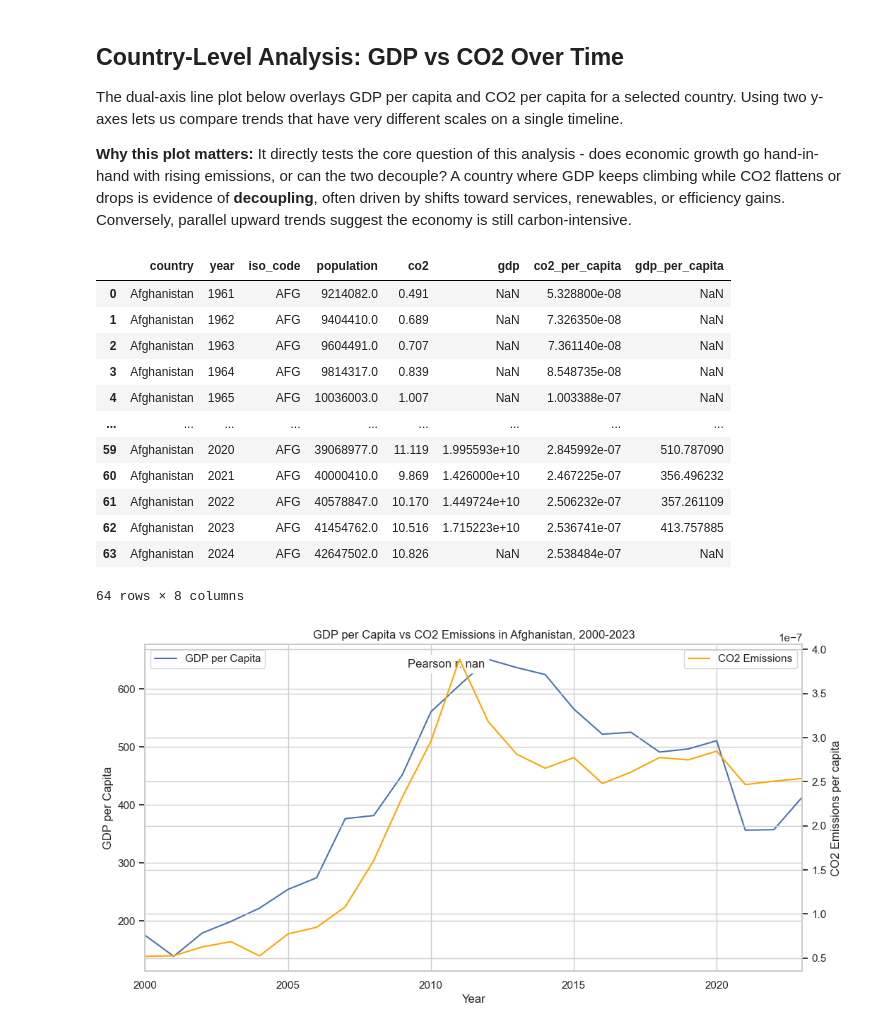
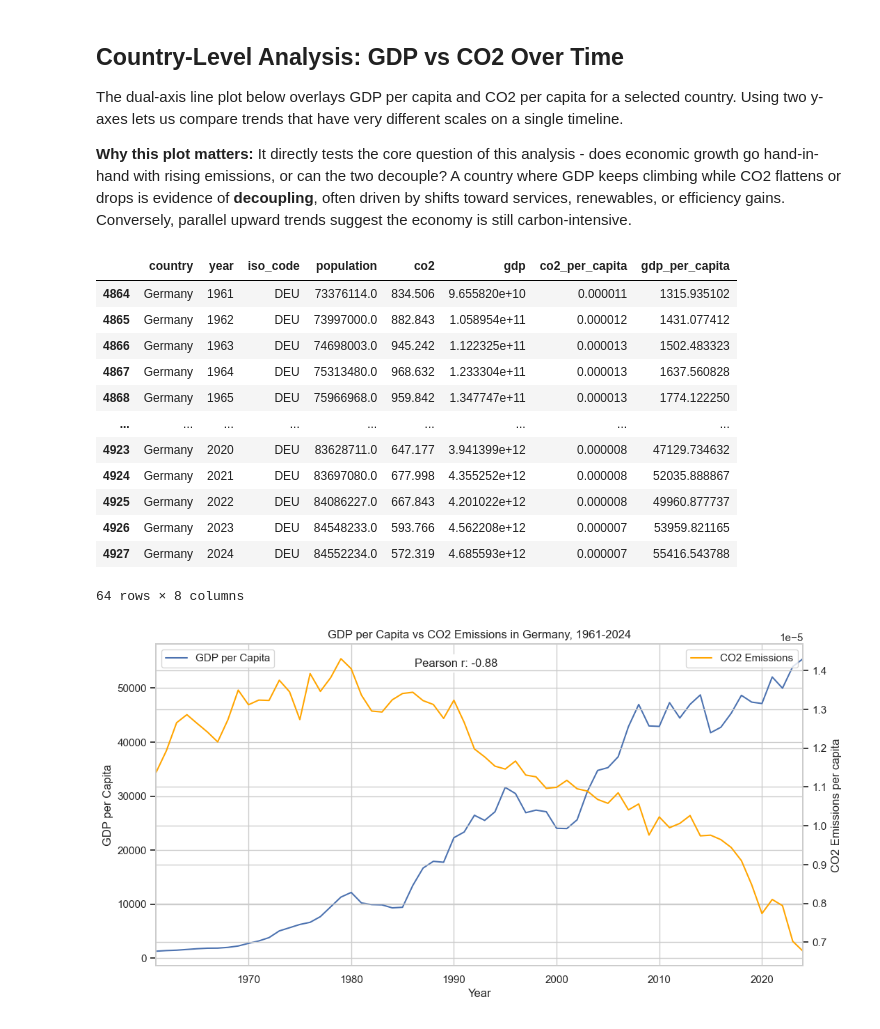
Before and after one commit to fabianfrank-dev/carbon_analysis, a Jupyter notebook: processor.ipynb, the cells around one changed output. Drawn from its saved outputs; the diff is of its cells as text; code cells hidden in the pictures.

```diff
--- a/processor.ipynb
+++ b/processor.ipynb
@@ -146,7 +155,7 @@ The dual-axis line plot below overlays GDP per capita and CO2 per capita for a s
 **Why this plot matters:** It directly tests the core question of this analysis - does economic growth go hand-in-hand with rising emissions, or can the two decouple? A country where GDP keeps climbing while CO2 flattens or drops is evidence of **decoupling**, often driven by shifts toward services, renewables, or efficiency gains. Conversely, parallel upward trends suggest the economy is still carbon-intensive.
 # %%
 # random choice of countries to be compares
-country = 'Afghanistan'
+country = 'Germany'
 my_selection = [country]
 
 # create a dataframe just for those countries
@@ -155,17 +164,17 @@ df_selected = merged_df[merged_df['country'].isin(my_selection)]
 df_selected
 # %% [output]
 |  | country | year | iso_code | population | co2 | gdp | co2_per_capita | gdp_per_capita |
-| 0 | Afghanistan | 1961 | AFG | 9214082.0 | 0.491 | NaN | 5.328800e-08 | NaN |
-| 1 | Afghanistan | 1962 | AFG | 9404410.0 | 0.689 | NaN | 7.326350e-08 | NaN |
-| 2 | Afghanistan | 1963 | AFG | 9604491.0 | 0.707 | NaN | 7.361140e-08 | NaN |
-| 3 | Afghanistan | 1964 | AFG | 9814317.0 | 0.839 | NaN | 8.548735e-08 | NaN |
-| 4 | Afghanistan | 1965 | AFG | 10036003.0 | 1.007 | NaN | 1.003388e-07 | NaN |
+| 4864 | Germany | 1961 | DEU | 73376114.0 | 834.506 | 9.655820e+10 | 0.000011 | 1315.935102 |
+| 4865 | Germany | 1962 | DEU | 73997000.0 | 882.843 | 1.058954e+11 | 0.000012 | 1431.077412 |
+| 4866 | Germany | 1963 | DEU | 74698003.0 | 945.242 | 1.122325e+11 | 0.000013 | 1502.483323 |
+| 4867 | Germany | 1964 | DEU | 75313480.0 | 968.632 | 1.233304e+11 | 0.000013 | 1637.560828 |
+| 4868 | Germany | 1965 | DEU | 75966968.0 | 959.842 | 1.347747e+11 | 0.000013 | 1774.122250 |
 | ... | ... | ... | ... | ... | ... | ... | ... | ... |
-| 59 | Afghanistan | 2020 | AFG | 39068977.0 | 11.119 | 1.995593e+10 | 2.845992e-07 | 510.787090 |
-| 60 | Afghanistan | 2021 | AFG | 40000410.0 | 9.869 | 1.426000e+10 | 2.467225e-07 | 356.496232 |
-| 61 | Afghanistan | 2022 | AFG | 40578847.0 | 10.170 | 1.449724e+10 | 2.506232e-07 | 357.261109 |
-| 62 | Afghanistan | 2023 | AFG | 41454762.0 | 10.516 | 1.715223e+10 | 2.536741e-07 | 413.757885 |
-| 63 | Afghanistan | 2024 | AFG | 42647502.0 | 10.826 | NaN | 2.538484e-07 | NaN |
+| 4923 | Germany | 2020 | DEU | 83628711.0 | 647.177 | 3.941399e+12 | 0.000008 | 47129.734632 |
+| 4924 | Germany | 2021 | DEU | 83697080.0 | 677.998 | 4.355252e+12 | 0.000008 | 52035.888867 |
+| 4925 | Germany | 2022 | DEU | 84086227.0 | 667.843 | 4.201022e+12 | 0.000008 | 49960.877737 |
+| 4926 | Germany | 2023 | DEU | 84548233.0 | 593.766 | 4.562208e+12 | 0.000007 | 53959.821165 |
+| 4927 | Germany | 2024 | DEU | 84552234.0 | 572.319 | 4.685593e+12 | 0.000007 | 55416.543788 |
 64 rows × 8 columns
 # %%
 # create a figure and axes
@@ -173,35 +182,32 @@ df_selected
 # first ax is for gdp per capita
 fig, ax1 = plt.subplots(figsize=(12, 6))
 ax1.plot(df_selected['year'], df_selected['gdp_per_capita'], label='GDP per Capita')
 ax1.set_xlabel('Year')
 ax1.set_ylabel('GDP per Capita')
 ax1.legend(loc='upper left')
 
 # second ax is for co2 per capita, just a twin of the first ax
 ax2 = ax1.twinx()
 ax2.plot(df_selected['year'], df_selected['co2_per_capita'], label='CO2 Emissions', color='orange')
 ax2.set_ylabel('CO2 Emissions per capita')
 ax2.legend(loc='upper right')
 
 # short numpy check for the correlation
-try:
-    correlation = np.corrcoef(df_selected['gdp_per_capita'].dropna(), df_selected['co2_per_capita'].dropna())[0, 1]
-except ValueError:
-    correlation = np.nan
+correlation = get_clean_correlation(df_selected, country)
 
 # annotate
 ax1.annotate(f'Pearson r: {correlation:.2f}', xy=(0.4, 0.93), xycoords='axes fraction', fontsize=12, bbox=dict(boxstyle="round", fc="w"))
 
 # set the x axis to the min and max of the valid years, as some countries have missing data
 valid_years = df_selected.dropna(subset=['gdp_per_capita', 'co2_per_capita'])['year']
 
 if not valid_years.empty:
     min_year = valid_years.min()
     max_year = valid_years.max()
     ax1.set_xlim(min_year, max_year)
 
 # show the plot
 plt.title(f'GDP per Capita vs CO2 Emissions in {country}, {min_year}-{max_year}')
 plt.show()
 # %% [output]
-[figure, old version]
+[figure, new version]
```
Also changed, not shown: parts of 11 cells of this notebook, 2 other files.
